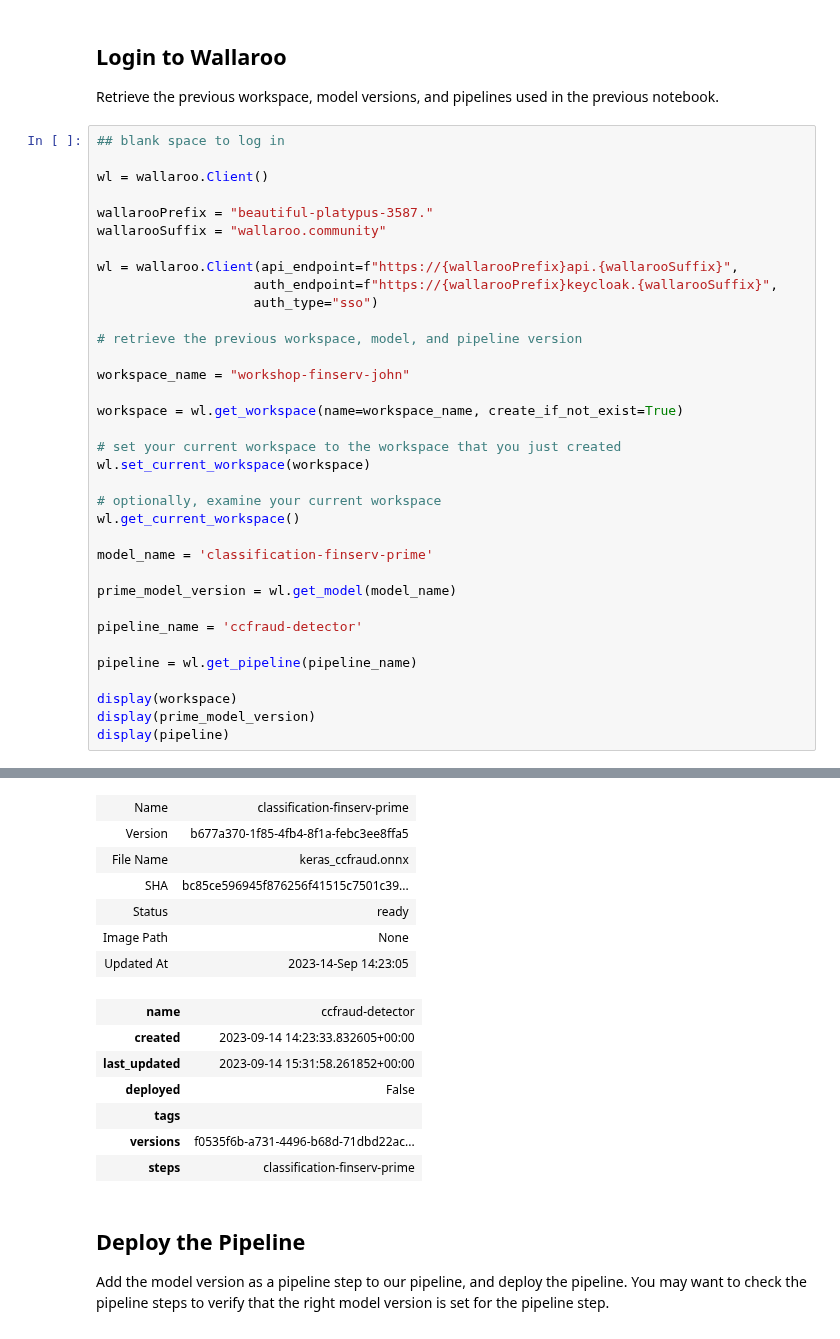
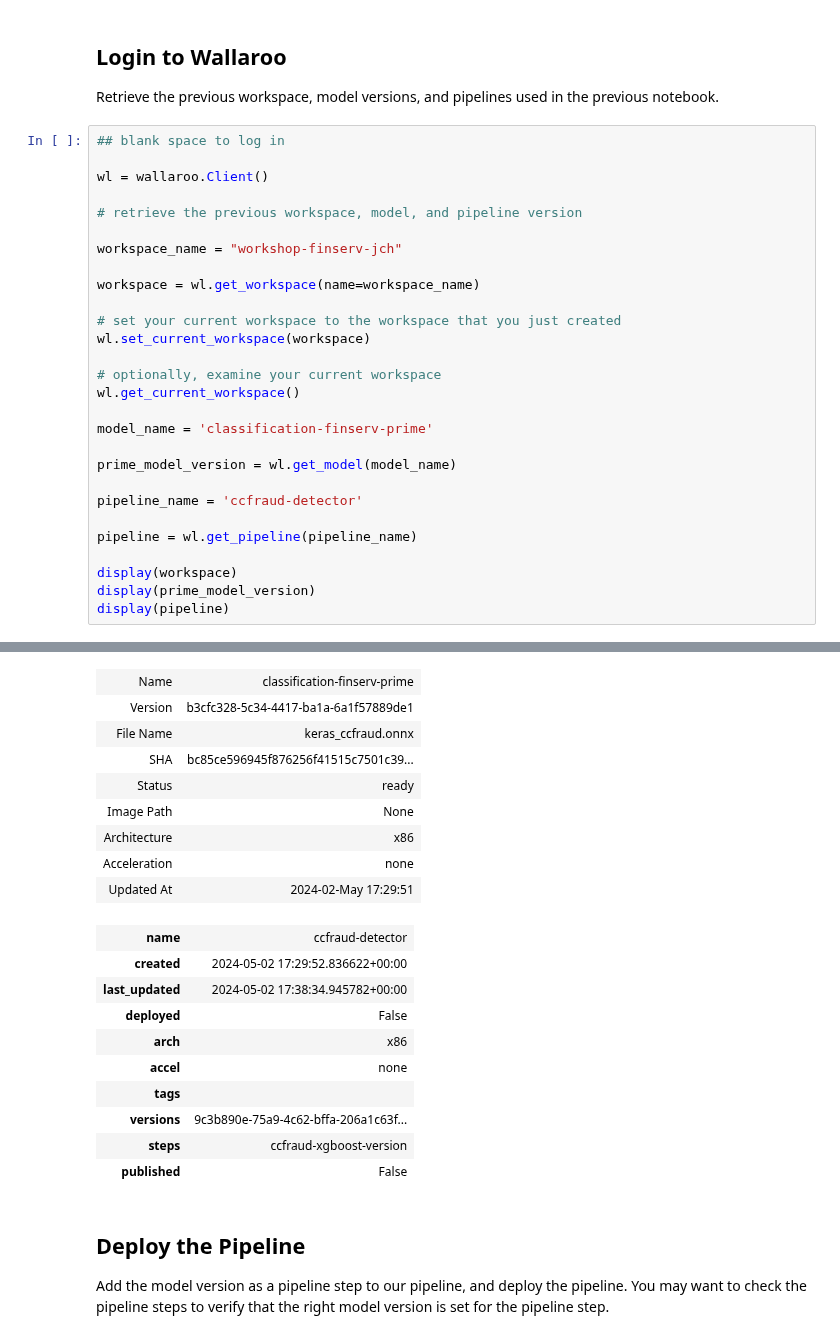
Before and after one commit to WallarooLabs/Workshops, a Jupyter notebook: Classification/FinServ/Notebooks-with-code/N3_validation_rules-with-code.ipynb, the cells around one changed output, grey strips where cells are left out. Saved outputs shown, nothing was run; the diff lists cells and outputs as text.

```diff
--- a/Classification/FinServ/Notebooks-with-code/N3_validation_rules-with-code.ipynb
+++ b/Classification/FinServ/Notebooks-with-code/N3_validation_rules-with-code.ipynb
@@ -83,18 +46,11 @@ Retrieve the previous workspace, model versions, and pipelines used in the previ
 
 wl = wallaroo.Client()
 
-wallarooPrefix = "beautiful-platypus-3587."
-wallarooSuffix = "wallaroo.community"
-
-wl = wallaroo.Client(api_endpoint=f"https://{wallarooPrefix}api.{wallarooSuffix}",
-                    auth_endpoint=f"https://{wallarooPrefix}keycloak.{wallarooSuffix}",
-                    auth_type="sso")
-
 # retrieve the previous workspace, model, and pipeline version
 
-workspace_name = "workshop-finserv-john"
+workspace_name = "workshop-finserv-jch"
 
-workspace = wl.get_workspace(name=workspace_name, create_if_not_exist=True)
+workspace = wl.get_workspace(name=workspace_name)
 
 # set your current workspace to the workspace that you just created
 wl.set_current_workspace(workspace)
@@ -118,17 +74,22 @@ display(pipeline)
 | Name | classification-finserv-prime |
-| Version | b677a370-1f85-4fb4-8f1a-febc3ee8ffa5 |
+| Version | b3cfc328-5c34-4417-ba1a-6a1f57889de1 |
 | File Name | keras_ccfraud.onnx |
 | SHA | bc85ce596945f876256f41515c7501c39... |
 | Status | ready |
 | Image Path | None |
-| Updated At | 2023-14-Sep 14:23:05 |
+| Architecture | x86 |
+| Acceleration | none |
+| Updated At | 2024-02-May 17:29:51 |
 | name | ccfraud-detector |
-| created | 2023-09-14 14:23:33.832605+00:00 |
-| last_updated | 2023-09-14 15:31:58.261852+00:00 |
+| created | 2024-05-02 17:29:52.836622+00:00 |
+| last_updated | 2024-05-02 17:38:34.945782+00:00 |
 | deployed | False |
+| arch | x86 |
+| accel | none |
 | tags |  |
-| versions | f0535f6b-a731-4496-b68d-71dbd22ac... |
-| steps | classification-finserv-prime |
+| versions | 9c3b890e-75a9-4c62-bffa-206a1c63f... |
+| steps | ccfraud-xgboost-version |
+| published | False |
 # %% [markdown]
 ## Deploy the Pipeline
 
```
Also changed, not shown: parts of 7 cells of this notebook, 30 other files.
